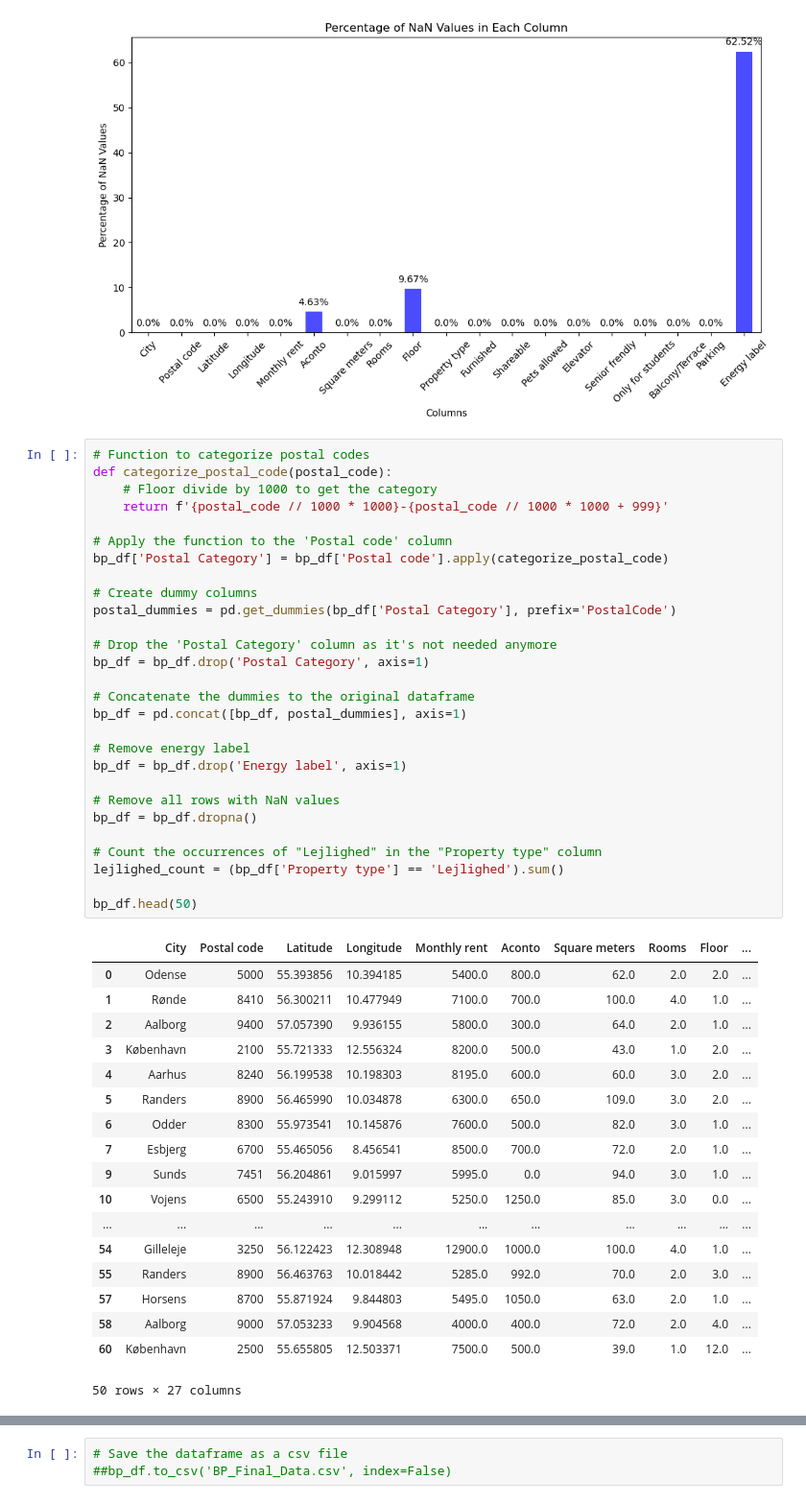
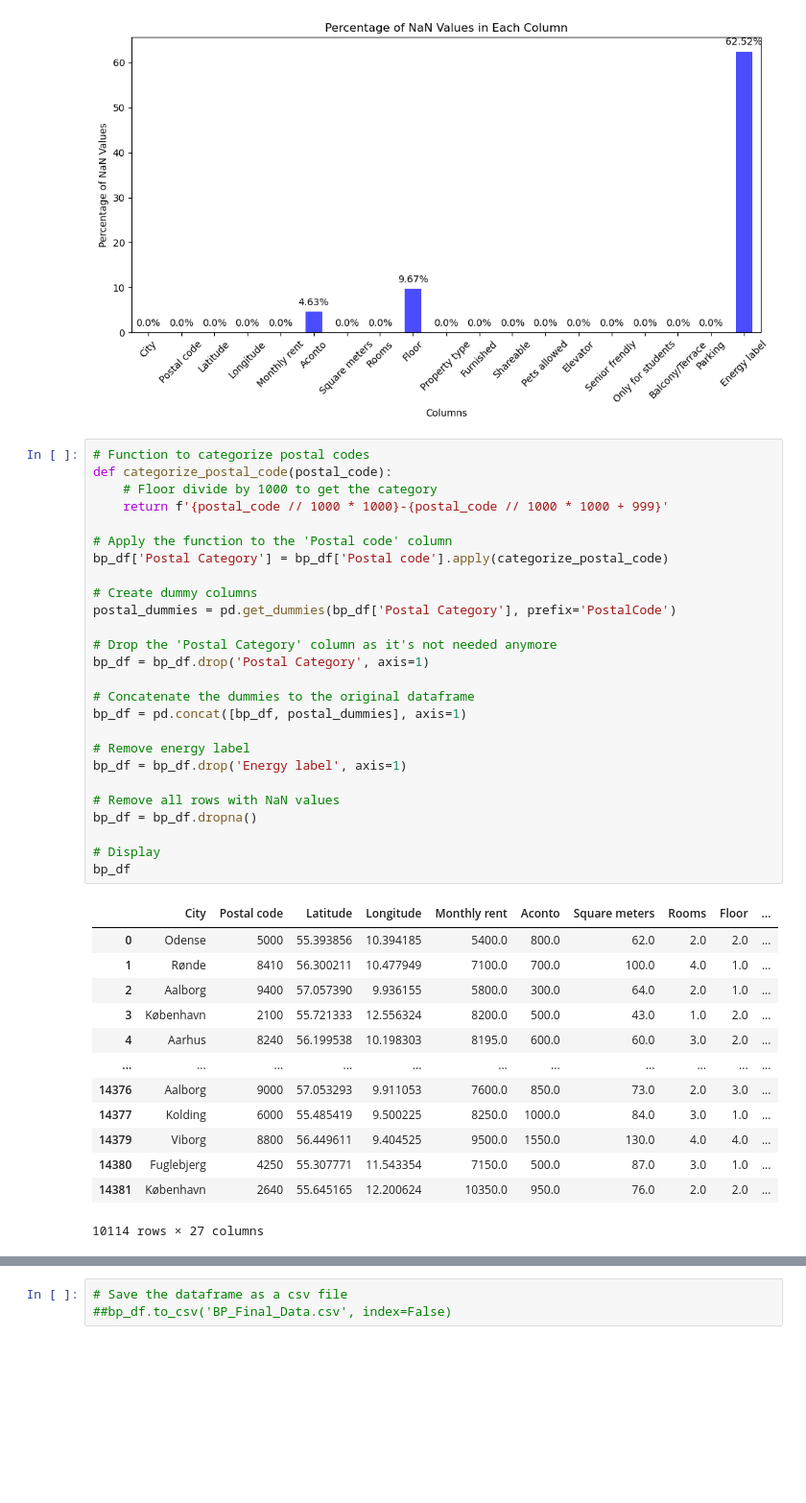
Before and after one commit to NicholasStampe/SocialDataScience, a Jupyter notebook: ExamProject - Kopi/Final_Exam_Folder/3_Data Cleaning - BoligPortalen.ipynb, the cells around one changed output, grey strips where cells are left out. Shown at 96% size. Saved outputs shown, nothing was run; the diff lists cells and outputs as text; blank space fills up the shorter version.

```diff
--- a/ExamProject - Kopi/Final_Exam_Folder/3_Data Cleaning - BoligPortalen.ipynb
+++ b/ExamProject - Kopi/Final_Exam_Folder/3_Data Cleaning - BoligPortalen.ipynb
@@ -128,46 +128,39 @@ plt.show()
 # Function to categorize postal codes
 def categorize_postal_code(postal_code):
     # Floor divide by 1000 to get the category
     return f'{postal_code // 1000 * 1000}-{postal_code // 1000 * 1000 + 999}'
 
 # Apply the function to the 'Postal code' column
 bp_df['Postal Category'] = bp_df['Postal code'].apply(categorize_postal_code)
 
 # Create dummy columns
 postal_dummies = pd.get_dummies(bp_df['Postal Category'], prefix='PostalCode')
 
 # Drop the 'Postal Category' column as it's not needed anymore
 bp_df = bp_df.drop('Postal Category', axis=1)
 
 # Concatenate the dummies to the original dataframe
 bp_df = pd.concat([bp_df, postal_dummies], axis=1)
 
 # Remove energy label
 bp_df = bp_df.drop('Energy label', axis=1)
 
 # Remove all rows with NaN values
 bp_df = bp_df.dropna()
 
-# Count the occurrences of "Lejlighed" in the "Property type" column
-lejlighed_count = (bp_df['Property type'] == 'Lejlighed').sum()
-
-bp_df.head(50)
+# Display
+bp_df
 # %% [output]
 |  | City | Postal code | Latitude | Longitude | Monthly rent | Aconto | Square meters | Rooms | Floor | ... |
 | 0 | Odense | 5000 | 55.393856 | 10.394185 | 5400.0 | 800.0 | 62.0 | 2.0 | 2.0 | ... |
 | 1 | Rønde | 8410 | 56.300211 | 10.477949 | 7100.0 | 700.0 | 100.0 | 4.0 | 1.0 | ... |
 | 2 | Aalborg | 9400 | 57.057390 | 9.936155 | 5800.0 | 300.0 | 64.0 | 2.0 | 1.0 | ... |
 | 3 | København | 2100 | 55.721333 | 12.556324 | 8200.0 | 500.0 | 43.0 | 1.0 | 2.0 | ... |
 | 4 | Aarhus | 8240 | 56.199538 | 10.198303 | 8195.0 | 600.0 | 60.0 | 3.0 | 2.0 | ... |
-| 5 | Randers | 8900 | 56.465990 | 10.034878 | 6300.0 | 650.0 | 109.0 | 3.0 | 2.0 | ... |
-| 6 | Odder | 8300 | 55.973541 | 10.145876 | 7600.0 | 500.0 | 82.0 | 3.0 | 1.0 | ... |
-| 7 | Esbjerg | 6700 | 55.465056 | 8.456541 | 8500.0 | 700.0 | 72.0 | 2.0 | 1.0 | ... |
-| 9 | Sunds | 7451 | 56.204861 | 9.015997 | 5995.0 | 0.0 | 94.0 | 3.0 | 1.0 | ... |
-| 10 | Vojens | 6500 | 55.243910 | 9.299112 | 5250.0 | 1250.0 | 85.0 | 3.0 | 0.0 | ... |
 | ... | ... | ... | ... | ... | ... | ... | ... | ... | ... | ... |
-| 54 | Gilleleje | 3250 | 56.122423 | 12.308948 | 12900.0 | 1000.0 | 100.0 | 4.0 | 1.0 | ... |
-| 55 | Randers | 8900 | 56.463763 | 10.018442 | 5285.0 | 992.0 | 70.0 | 2.0 | 3.0 | ... |
-| 57 | Horsens | 8700 | 55.871924 | 9.844803 | 5495.0 | 1050.0 | 63.0 | 2.0 | 1.0 | ... |
-| 58 | Aalborg | 9000 | 57.053233 | 9.904568 | 4000.0 | 400.0 | 72.0 | 2.0 | 4.0 | ... |
-| 60 | København | 2500 | 55.655805 | 12.503371 | 7500.0 | 500.0 | 39.0 | 1.0 | 12.0 | ... |
+| 14376 | Aalborg | 9000 | 57.053293 | 9.911053 | 7600.0 | 850.0 | 73.0 | 2.0 | 3.0 | ... |
+| 14377 | Kolding | 6000 | 55.485419 | 9.500225 | 8250.0 | 1000.0 | 84.0 | 3.0 | 1.0 | ... |
+| 14379 | Viborg | 8800 | 56.449611 | 9.404525 | 9500.0 | 1550.0 | 130.0 | 4.0 | 4.0 | ... |
+| 14380 | Fuglebjerg | 4250 | 55.307771 | 11.543354 | 7150.0 | 500.0 | 87.0 | 3.0 | 1.0 | ... |
+| 14381 | København | 2640 | 55.645165 | 12.200624 | 10350.0 | 950.0 | 76.0 | 2.0 | 2.0 | ... |
-50 rows × 27 columns
+10114 rows × 27 columns
```
Also changed, not shown: parts of 2 cells of this notebook.
